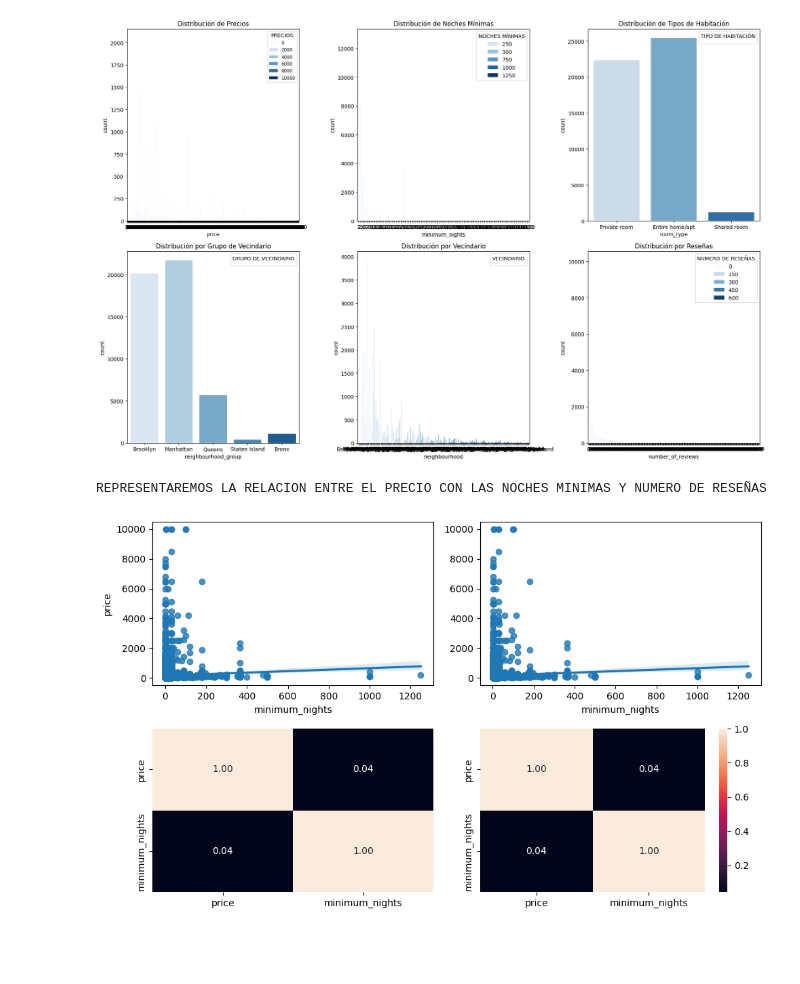
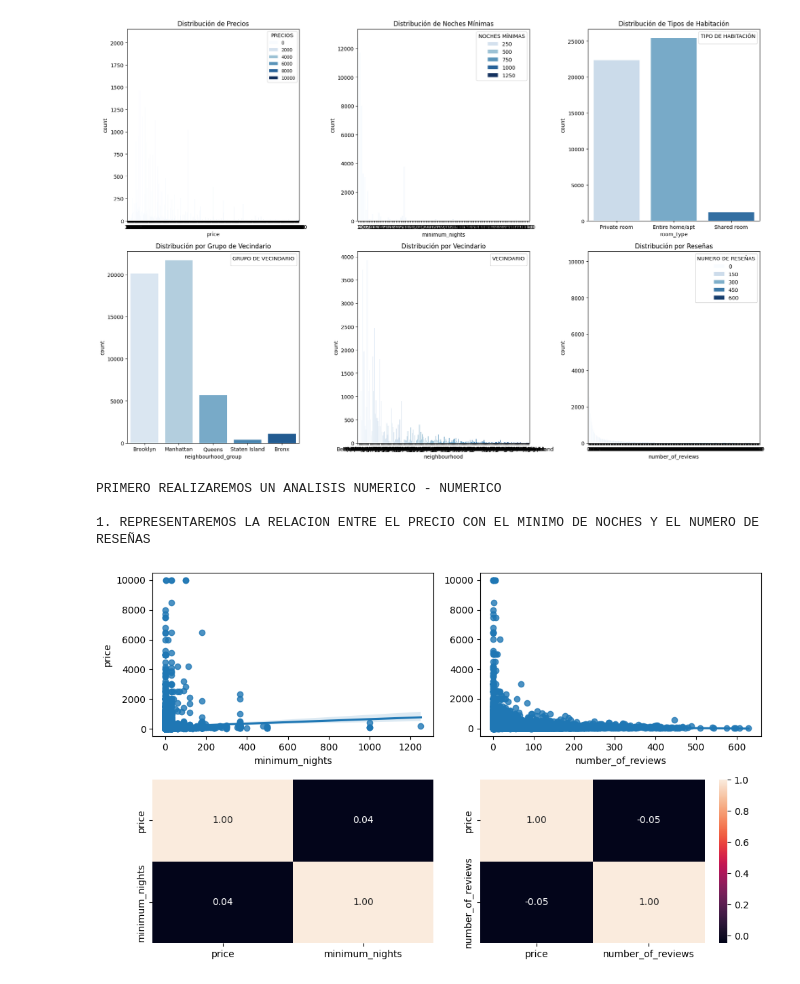
Before and after one commit to Jorge3127/machine-learning-python-template-Jorge3127, a Jupyter notebook: src/explore.ipynb, the cells around one changed output. Cells and saved outputs as stored; diff of their text form; code cells hidden in the pictures; blank space fills up the shorter version.

```diff
--- a/src/explore.ipynb
+++ b/src/explore.ipynb
@@ -224,24 +232,26 @@ plt.show()
 # %%
 fig, axis = plt.subplots(2, 2, figsize = (10, 6))
 
-print("REPRESENTAREMOS LA RELACION ENTRE EL PRECIO CON LAS NOCHES MINIMAS")
+print("PRIMERO REALIZAREMOS UN ANALISIS NUMERICO - NUMERICO\n")
+
+print("1. REPRESENTAREMOS LA RELACION ENTRE EL PRECIO CON EL MINIMO DE NOCHES Y EL NUMERO DE RESEÑAS")
 # Crear un diagrama de dispersión múltiple
 sns.regplot(ax = axis[0, 0], data = df, x = "minimum_nights", y = "price")
-sns.heatmap(df[["price", "number_of_reviews"]].corr(), annot = True, fmt = ".2f", ax = axis[1, 0], cbar = False)
+sns.heatmap(df[["price", "minimum_nights"]].corr(), annot = True, fmt = ".2f", ax = axis[1, 0], cbar = False)
 
-sns.regplot(ax = axis[0, 1], data = df, x = "minimum_nights", y = "price").set(ylabel=None)
+sns.regplot(ax = axis[0, 1], data = df, x = "number_of_reviews", y = "price").set(ylabel=None)
 sns.heatmap(df[["price", "number_of_reviews"]].corr(), annot = True, fmt = ".2f", ax = axis[1, 1])
-
-
 
 # Ajustar el layout
 plt.tight_layout()
 
 # Mostrar el plot
 plt.show()
 # %% [output]
-REPRESENTAREMOS LA RELACION ENTRE EL PRECIO CON LAS NOCHES MINIMAS Y NUMERO DE RESEÑAS
+PRIMERO REALIZAREMOS UN ANALISIS NUMERICO - NUMERICO
+
+1. REPRESENTAREMOS LA RELACION ENTRE EL PRECIO CON EL MINIMO DE NOCHES Y EL NUMERO DE RESEÑAS
-[figure, old version]
+[figure, new version]
 # %%
 fig, axis = plt.subplots(2, 2, figsize = (10, 6))
 
```
Also changed, not shown: parts of 11 cells of this notebook.
